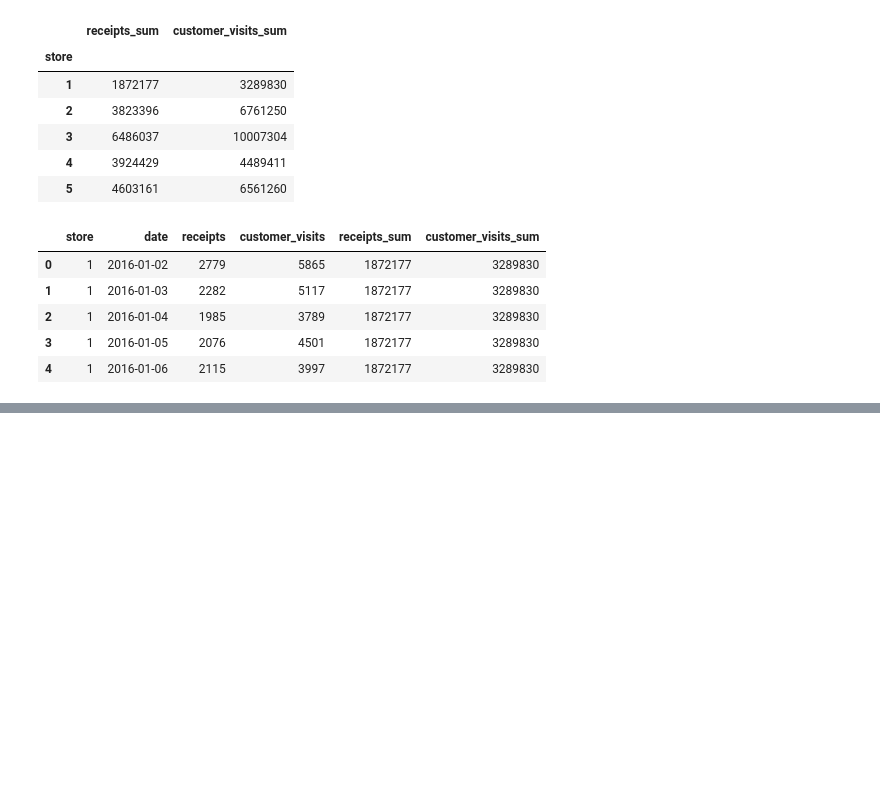
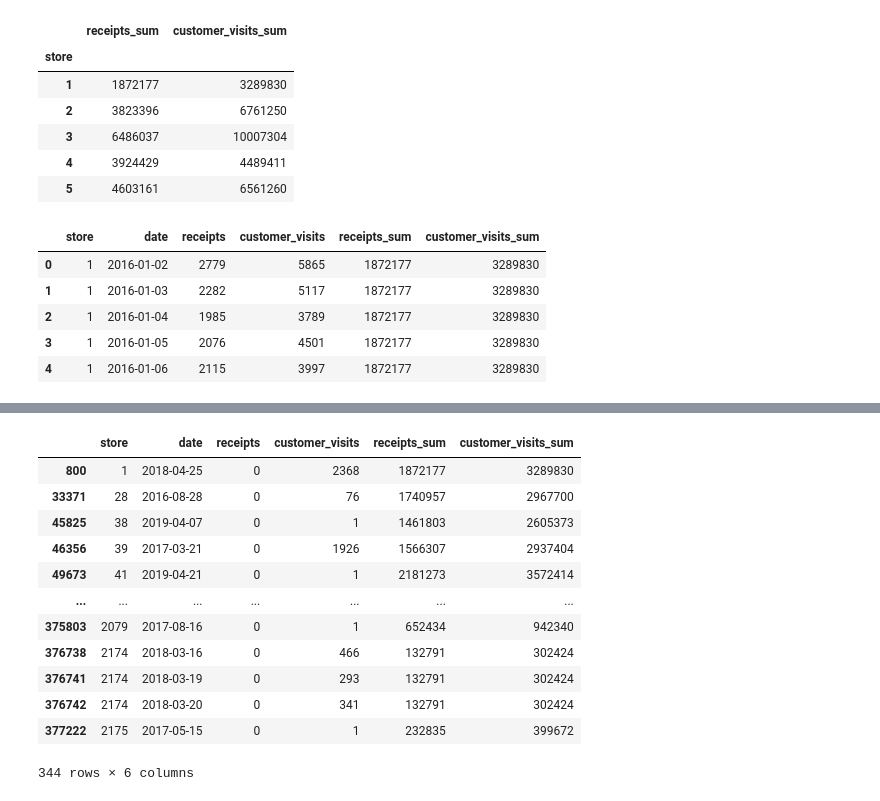
Before and after one commit to Mahdieh31/Assignment, a Jupyter notebook: Assignment1 (2).ipynb, the cells around one changed output, grey strips where cells are left out. Saved outputs shown, nothing was run; the diff lists cells and outputs as text; code cells hidden in the pictures; blank space fills up the shorter version.

```diff
--- a/Assignment1 (2).ipynb
+++ b/Assignment1 (2).ipynb
@@ -104,0 +174,17 @@ ndefected_div.to_csv('Non_defected_devices.csv', index=False)
+# %%
+maintanance_date=ndefected_div[(ndefected_div['customer_visits']!=0)&(ndefected_div['receipts']==0)]
+maintanance_date
+# %% [output]
+|  | store | date | receipts | customer_visits | receipts_sum | customer_visits_sum |
+| 800 | 1 | 2018-04-25 | 0 | 2368 | 1872177 | 3289830 |
+| 33371 | 28 | 2016-08-28 | 0 | 76 | 1740957 | 2967700 |
+| 45825 | 38 | 2019-04-07 | 0 | 1 | 1461803 | 2605373 |
+| 46356 | 39 | 2017-03-21 | 0 | 1926 | 1566307 | 2937404 |
+| 49673 | 41 | 2019-04-21 | 0 | 1 | 2181273 | 3572414 |
+| ... | ... | ... | ... | ... | ... | ... |
+| 375803 | 2079 | 2017-08-16 | 0 | 1 | 652434 | 942340 |
+| 376738 | 2174 | 2018-03-16 | 0 | 466 | 132791 | 302424 |
+| 376741 | 2174 | 2018-03-19 | 0 | 293 | 132791 | 302424 |
+| 376742 | 2174 | 2018-03-20 | 0 | 341 | 132791 | 302424 |
+| 377222 | 2175 | 2017-05-15 | 0 | 1 | 232835 | 399672 |
+344 rows × 6 columns
```
Also changed, not shown: parts of 7 cells of this notebook.
